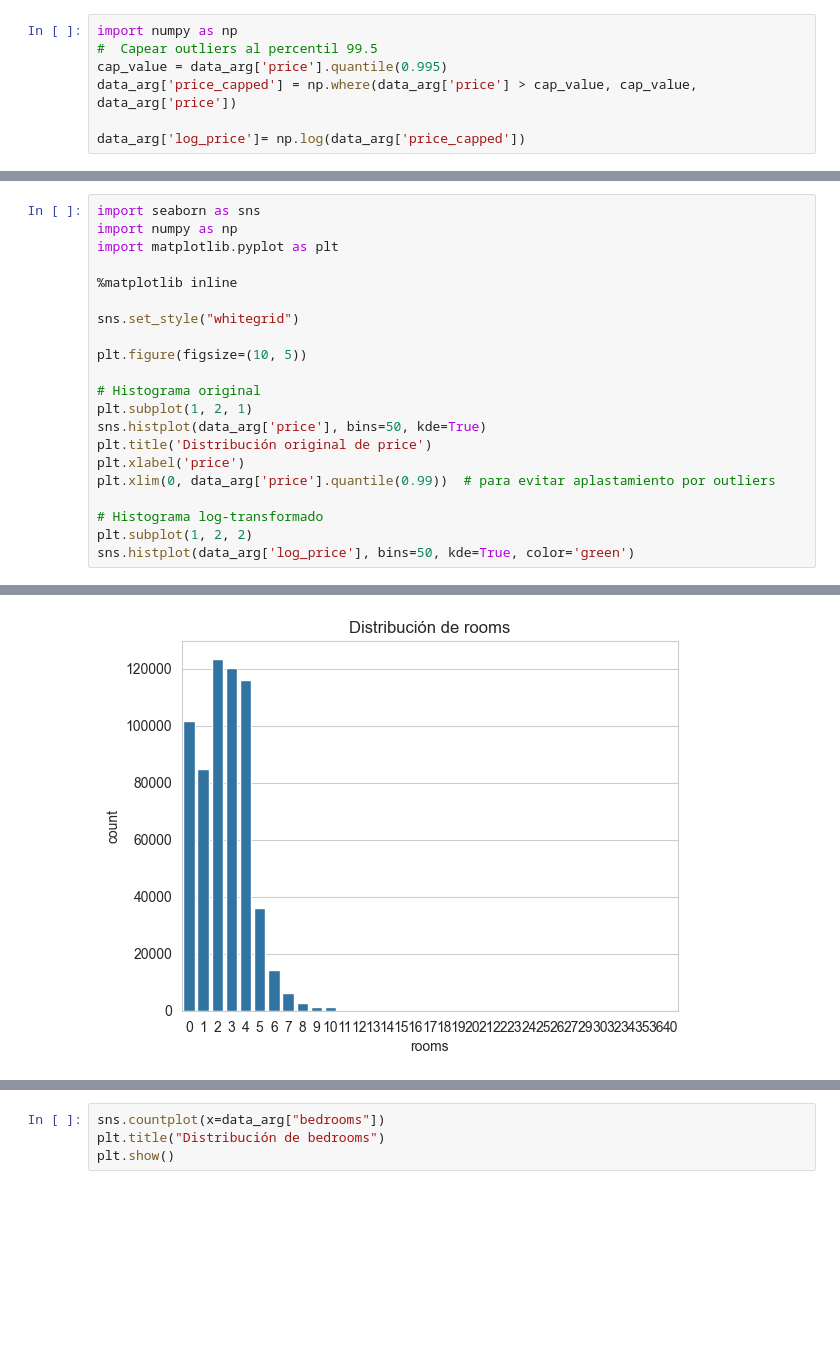
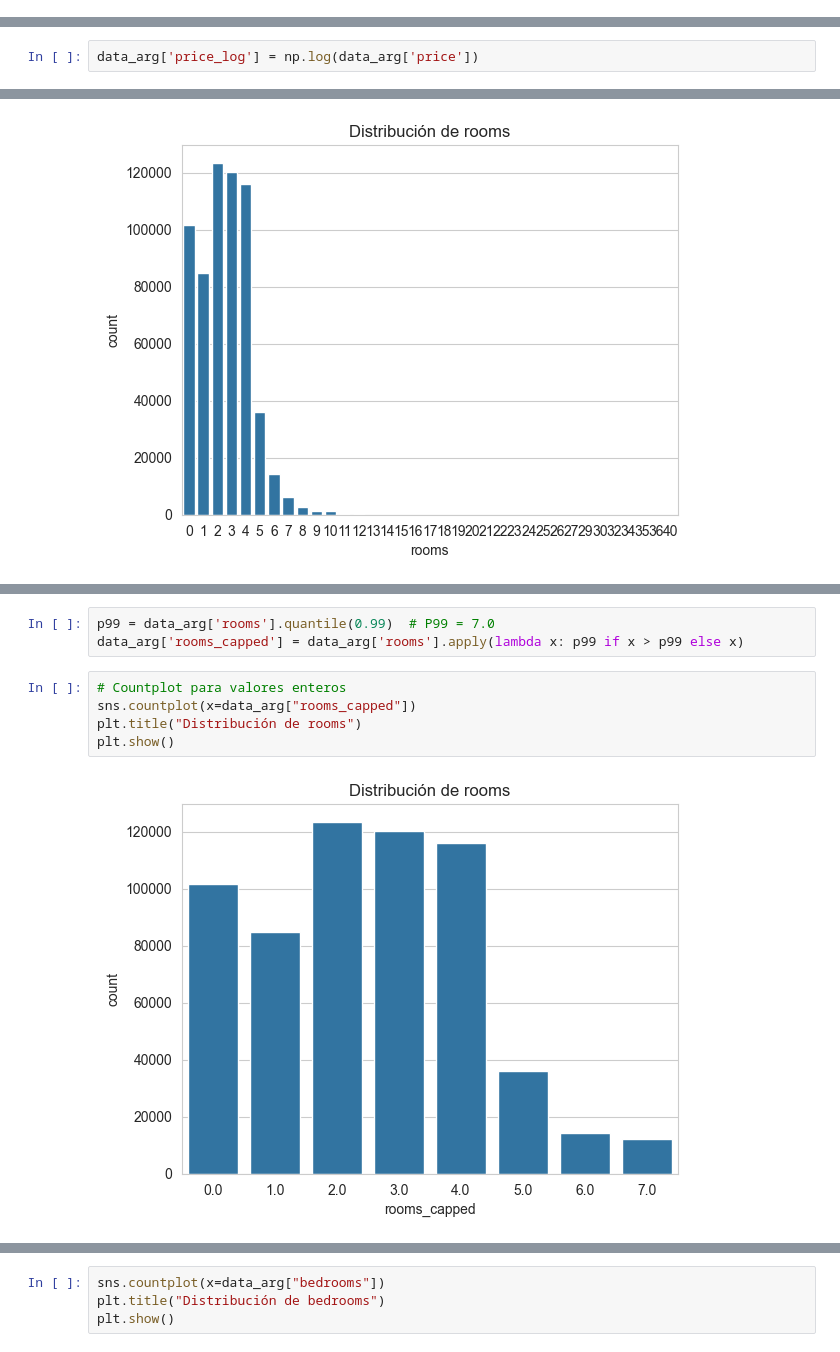
Before and after one commit to fabiola2024/Data_Science-II, a Jupyter notebook: 2_EDA & Visualización/EDA.ipynb, the cells around one changed output, grey strips where cells are left out. Saved outputs shown, nothing was run; the diff lists cells and outputs as text; blank space fills up the shorter version.

```diff
--- a/2_EDA & Visualización/EDA.ipynb
+++ b/2_EDA & Visualización/EDA.ipynb
@@ -262,7 +271,0 @@ np.float64(2200000.0)
-# %%
-import numpy as np
-#  Capear outliers al percentil 99.5
-cap_value = data_arg['price'].quantile(0.995)
-data_arg['price_capped'] = np.where(data_arg['price'] > cap_value, cap_value, data_arg['price'])
-
-data_arg['log_price']= np.log(data_arg['price_capped'])
@@ -281,21 +271,0 @@ Name: log_price, dtype: float64
-# %%
-import seaborn as sns
-import numpy as np
-import matplotlib.pyplot as plt
-
-%matplotlib inline
-
-sns.set_style("whitegrid")
-
-plt.figure(figsize=(10, 5))
-
-# Histograma original
-plt.subplot(1, 2, 1)
-sns.histplot(data_arg['price'], bins=50, kde=True)
-plt.title('Distribución original de price')
-plt.xlabel('price')
-plt.xlim(0, data_arg['price'].quantile(0.99))  # para evitar aplastamiento por outliers
-
-# Histograma log-transformado
-plt.subplot(1, 2, 2)
-sns.histplot(data_arg['log_price'], bins=50, kde=True, color='green')
@@ -305 +272,3 @@ sns.histplot(data_arg['log_price'], bins=50, kde=True, color='green')
+# %%
+data_arg['price_log'] = np.log(data_arg['price'])
 # %% [markdown]
@@ -382,0 +387,10 @@ Outliers a la derecha: como vimos en el discribe() y acá se confirma hay propie
+# %%
+p99 = data_arg['rooms'].quantile(0.99)  # P99 = 7.0
+data_arg['rooms_capped'] = data_arg['rooms'].apply(lambda x: p99 if x > p99 else x)
+# %%
+# Countplot para valores enteros
+sns.countplot(x=data_arg["rooms_capped"])
+plt.title("Distribución de rooms")
+plt.show()
+# %% [output]
+[figure, added]
```
Also changed, not shown: parts of 71 cells of this notebook.
